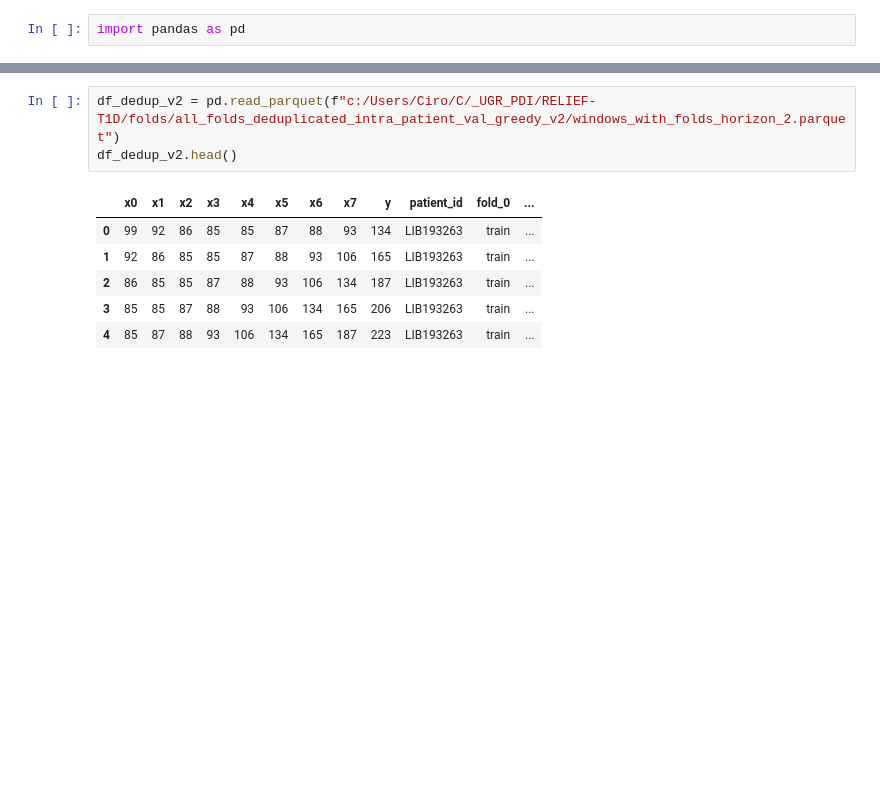
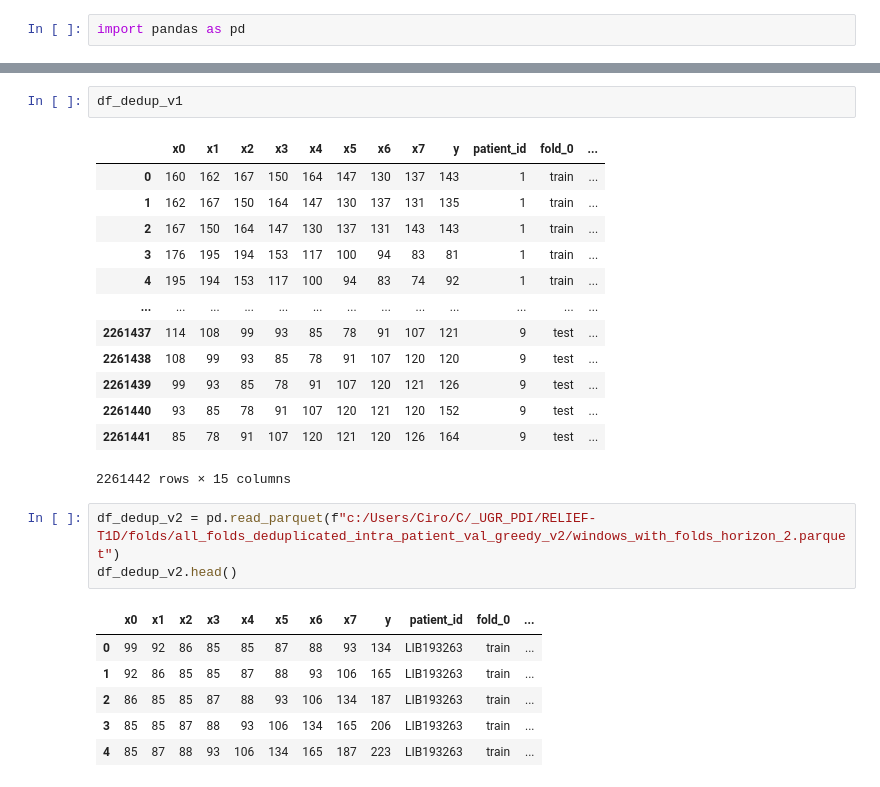
Before and after one commit to relief-t1d/relief-t1d-core, a Jupyter notebook: Miscellanea/Aux_read_windows_with_folds.ipynb, the cells around one changed output, grey strips where cells are left out. Drawn from its saved outputs; the diff is of its cells as text; blank space fills up the shorter version.

```diff
--- a/Miscellanea/Aux_read_windows_with_folds.ipynb
+++ b/Miscellanea/Aux_read_windows_with_folds.ipynb
@@ -13,3 +13,19 @@ df_dedup_v1.head()
+# %%
+df_dedup_v1
+# %% [output]
+|  | x0 | x1 | x2 | x3 | x4 | x5 | x6 | x7 | y | patient_id | fold_0 | ... |
+| 0 | 160 | 162 | 167 | 150 | 164 | 147 | 130 | 137 | 143 | 1 | train | ... |
+| 1 | 162 | 167 | 150 | 164 | 147 | 130 | 137 | 131 | 135 | 1 | train | ... |
+| 2 | 167 | 150 | 164 | 147 | 130 | 137 | 131 | 143 | 143 | 1 | train | ... |
+| 3 | 176 | 195 | 194 | 153 | 117 | 100 | 94 | 83 | 81 | 1 | train | ... |
+| 4 | 195 | 194 | 153 | 117 | 100 | 94 | 83 | 74 | 92 | 1 | train | ... |
+| ... | ... | ... | ... | ... | ... | ... | ... | ... | ... | ... | ... | ... |
+| 2261437 | 114 | 108 | 99 | 93 | 85 | 78 | 91 | 107 | 121 | 9 | test | ... |
+| 2261438 | 108 | 99 | 93 | 85 | 78 | 91 | 107 | 120 | 120 | 9 | test | ... |
+| 2261439 | 99 | 93 | 85 | 78 | 91 | 107 | 120 | 121 | 126 | 9 | test | ... |
+| 2261440 | 93 | 85 | 78 | 91 | 107 | 120 | 121 | 120 | 152 | 9 | test | ... |
+| 2261441 | 85 | 78 | 91 | 107 | 120 | 121 | 120 | 126 | 164 | 9 | test | ... |
+2261442 rows × 15 columns
 # %%
 df_dedup_v2 = pd.read_parquet(f"c:/Users/Ciro/C/_UGR_PDI/RELIEF-T1D/folds/all_folds_deduplicated_intra_patient_val_greedy_v2/windows_with_folds_horizon_2.parquet")
 df_dedup_v2.head()
```
Also changed, not shown: parts of 1 cell of this notebook, 2 other files.
